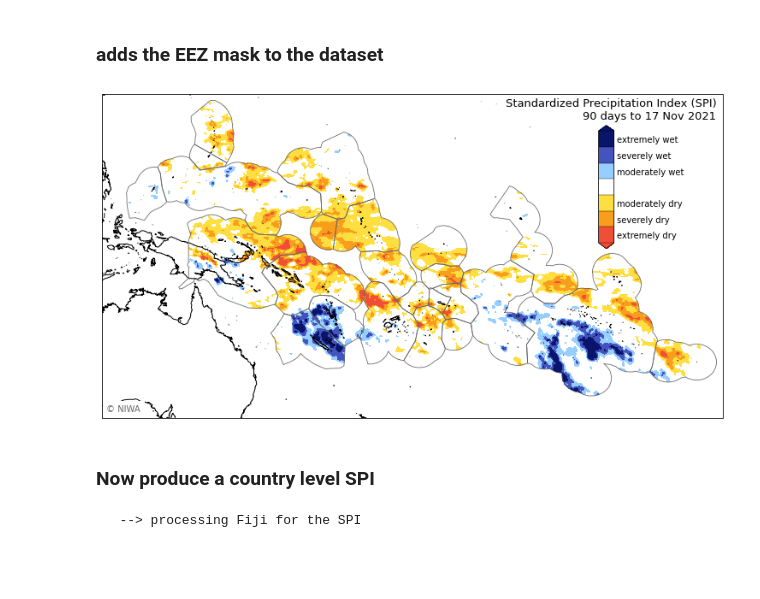
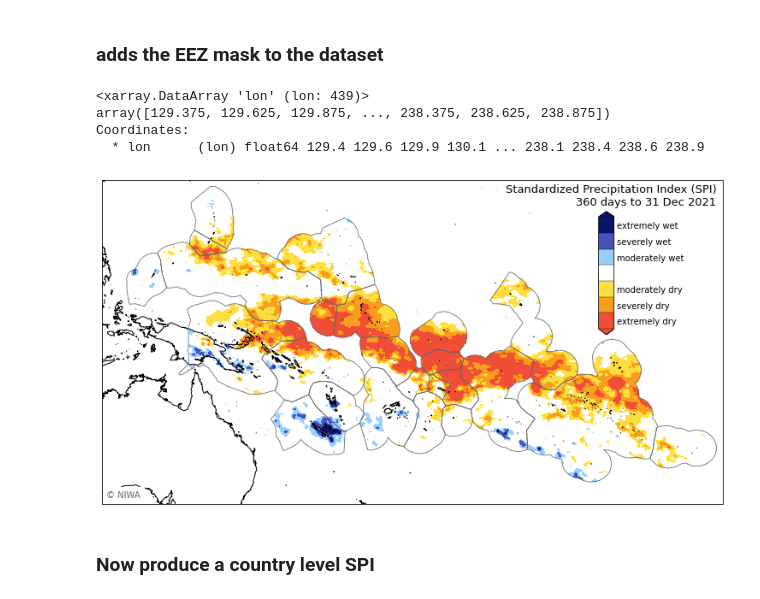
Before and after one commit to nicolasfauchereau/ICU_Water_Watch, a Jupyter notebook: notebooks/GPM/calculates_GPM-IMERG_accumulations_SPI.ipynb, the cells around one changed output. Cells and saved outputs as stored; diff of their text form; code cells hidden in the pictures; blank space fills up the shorter version.

```diff
--- a/notebooks/GPM/calculates_GPM-IMERG_accumulations_SPI.ipynb
+++ b/notebooks/GPM/calculates_GPM-IMERG_accumulations_SPI.ipynb
@@ -135,0 +142,2 @@ dset_params['beta'].plot(ax=axes[1])
+# %%
+SPI_climatology = xr.open_dataset(dpath.joinpath(f"SPI_climatological_parameters_{ndays}_days.nc"))
@@ -136,2 +158,4 @@ dset_params['beta'].plot(ax=axes[1])
+# %%
+SPI_climatology = SPI_climatology.sel(doy=last_day.timetuple().tm_yday)
 # %%
-norm_spi_realtime = GPM.calculate_SPI(dset['precipitationCal'].isel(time=-1), alpha, beta)
+norm_spi_realtime = GPM.calculate_SPI(dset['precipitationCal'], SPI_climatology['alpha'], SPI_climatology['beta'])
@@ -144,7 +178,7 @@ norm_spi_realtime = GPM.set_attrs(norm_spi_realtime, ndays=ndays, last_day=last_
 # %%
 from ICU_Water_Watch import geo
 # %%
-EEZs, merged_EEZs = geo.get_EEZs(dpath_shapes='/home/nicolasf/operational/ICU/development/hotspots/data/shapefiles/')
+EEZs, merged_EEZs = geo.get_EEZs(dpath_shapes=dpath_shapes)
 # %% [markdown]
 ### reads in the coastlines
 # %%
@@ -155,9 +189,16 @@ coastlines = geo.get_coastlines(dpath_shapes='/home/nicolasf/operational/ICU/dev
 norm_spi_realtime = geo.make_mask_from_gpd(norm_spi_realtime, merged_EEZs, subset=True, mask_name='EEZ')
 # %%
 from ICU_Water_Watch.plot import *
+# %%
+norm_spi_realtime.lon
+# %% [output]
+<xarray.DataArray 'lon' (lon: 439)>
+array([129.375, 129.625, 129.875, ..., 238.375, 238.625, 238.875])
+Coordinates:
+  * lon      (lon) float64 129.4 129.6 129.9 130.1 ... 238.1 238.4 238.6 238.9
 # %%
-map_SPI_Pacific(norm_spi_realtime, mask='EEZ', geoms=EEZs, fpath='/home/nicolasf/Desktop/', close=False)
+map_SPI_Pacific(norm_spi_realtime, mask='EEZ', geoms=EEZs, fpath=opath, close=False)
 # %% [output]
-[figure, old version]
+[figure, new version]
 # %% [markdown]
 ### Now produce a country level SPI
@@ -166,8 +204,0 @@ country_name = 'Fiji'
-# %%
-print(f"   --> processing {country_name} for the SPI\n")
-
-coastline = coastlines.query(f"country_na == '{country_name}'")
-
-EEZ = EEZs.query(f"COUNTRYNAM == '{country_name}'")
-# %% [output]
-   --> processing Fiji for the SPI
```
Also changed, not shown: parts of 47 cells of this notebook, 1 other file.
